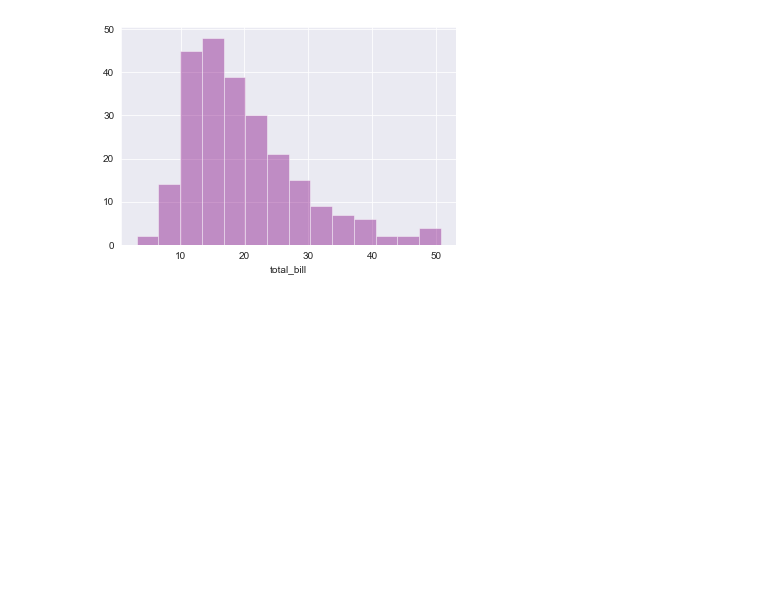
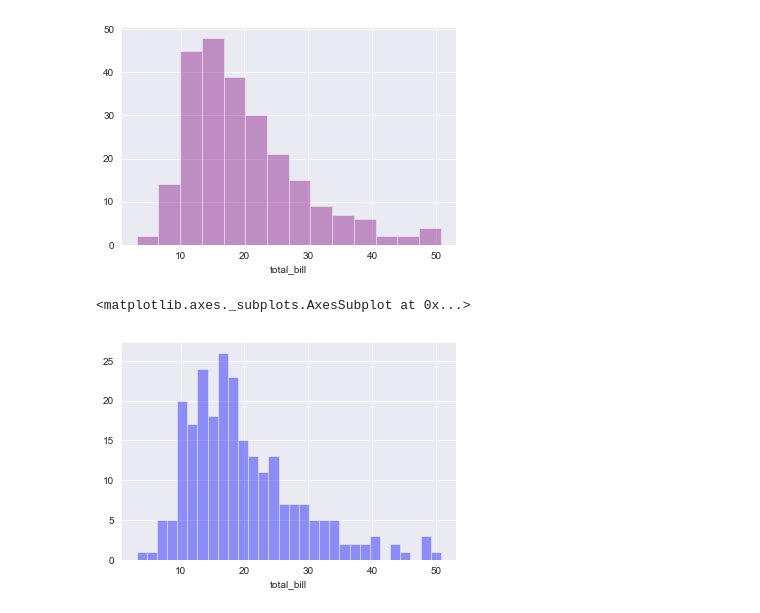
Before and after one commit to AnmolTomer/ml_bootcamp_udemy, a Jupyter notebook: 09. Data Visualization - Seaborn/9.1 Distribution Plots.ipynb, the cells around one changed output. Drawn from its saved outputs; the diff is of its cells as text; code cells hidden in the pictures; blank space fills up the shorter version.

Commit message:
Add notes for 9.1 distplot() in seaborn.

```diff
--- a/09. Data Visualization - Seaborn/9.1 Distribution Plots.ipynb
+++ b/09. Data Visualization - Seaborn/9.1 Distribution Plots.ipynb
@@ -65,3 +88,9 @@ sns.distplot(tips['total_bill'],color='purple',kde=False)
 # %% [output]
 <matplotlib.axes._subplots.AxesSubplot at 0x...>
 [figure]
+# %%
+# To get more info we can change number of bins
+sns.distplot(tips['total_bill'],color='blue',kde=False,bins=30)
+# %% [output]
+<matplotlib.axes._subplots.AxesSubplot at 0x...>
+[figure, added]
```
Also changed, not shown: parts of 31 cells of this notebook.
